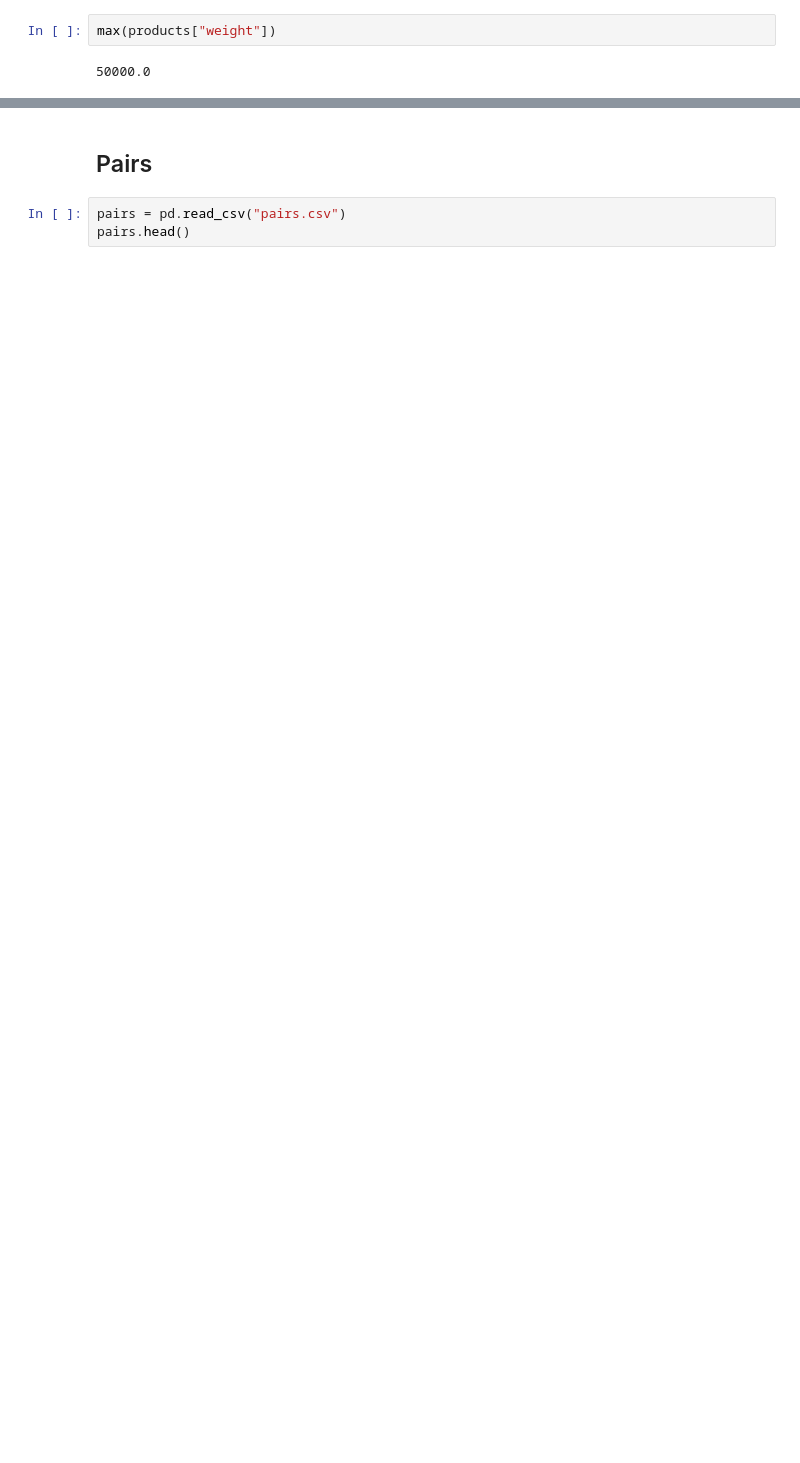
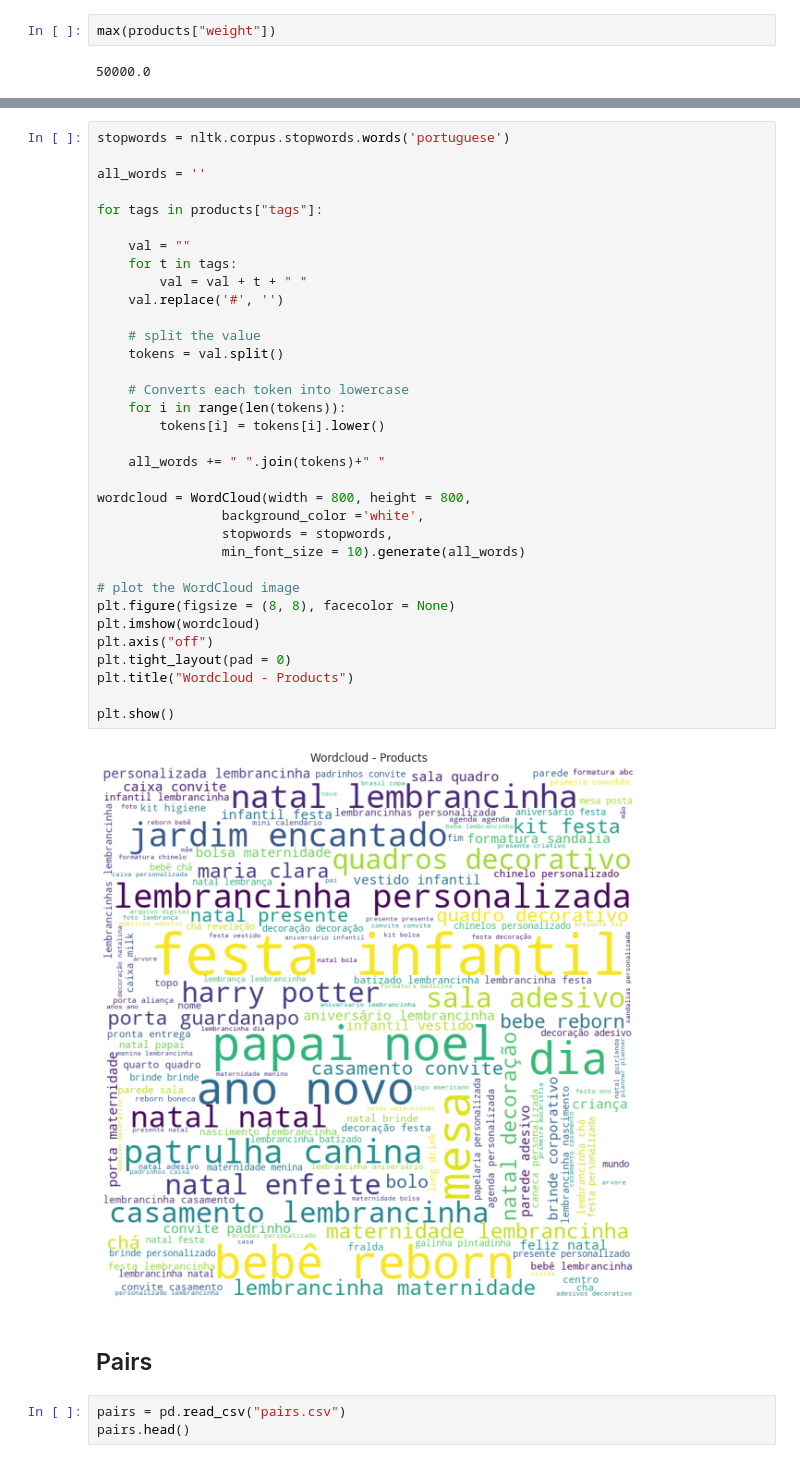
Before and after one commit to brenomatos/case, a Jupyter notebook: exp-analysis.ipynb, the cells around one changed output, grey strips where cells are left out. Drawn from its saved outputs; the diff is of its cells as text; blank space fills up the shorter version.

```diff
--- a/exp-analysis.ipynb
+++ b/exp-analysis.ipynb
@@ -93,3 +112,39 @@ products[products["weight"]==50000]
+# %%
+stopwords = nltk.corpus.stopwords.words('portuguese')
+
+all_words = ''
+
+for tags in products["tags"]:
+
+    val = ""
+    for t in tags:
+        val = val + t + " "
+    val.replace('#', '')
+
+    # split the value
+    tokens = val.split()
+
+    # Converts each token into lowercase
+    for i in range(len(tokens)):
+        tokens[i] = tokens[i].lower()
+
+    all_words += " ".join(tokens)+" "
+
+wordcloud = WordCloud(width = 800, height = 800,
+                background_color ='white',
+                stopwords = stopwords,
+                min_font_size = 10).generate(all_words)
+
+# plot the WordCloud image
+plt.figure(figsize = (8, 8), facecolor = None)
+plt.imshow(wordcloud)
+plt.axis("off")
+plt.tight_layout(pad = 0)
+plt.title("Wordcloud - Products")
+
+plt.show()
+# %% [output]
+[figure, added]
 # %% [markdown]
 ## Pairs
 # %%
```
Also changed, not shown: parts of 6 cells of this notebook.
